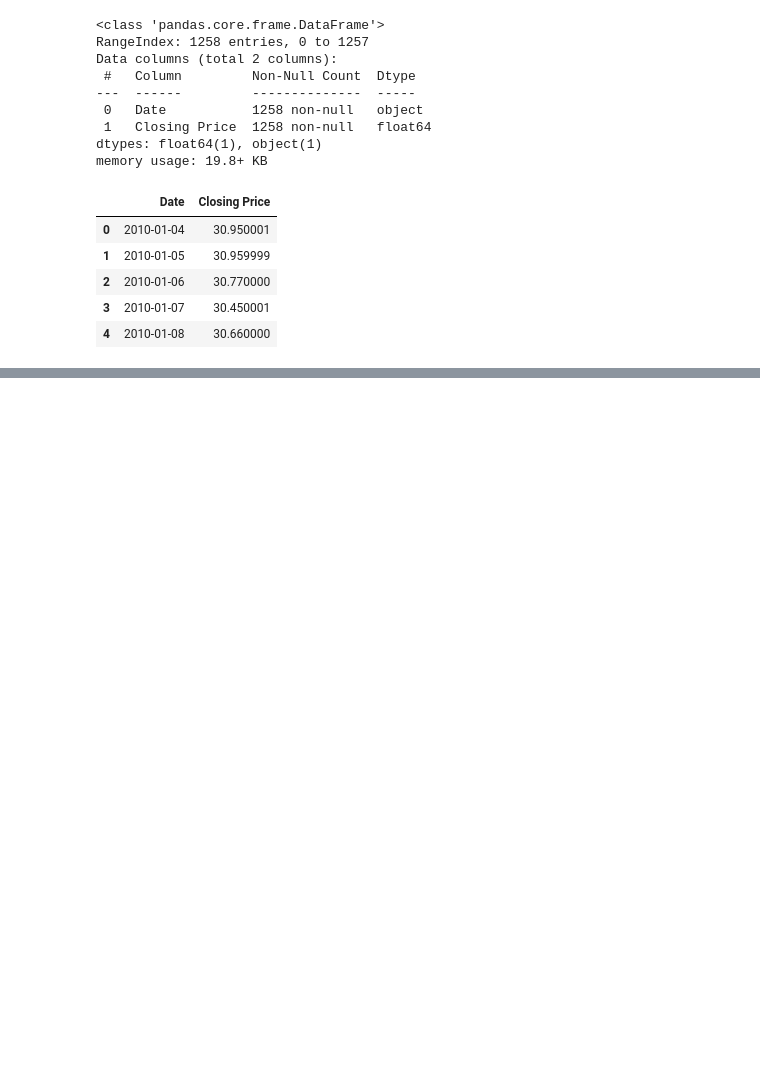
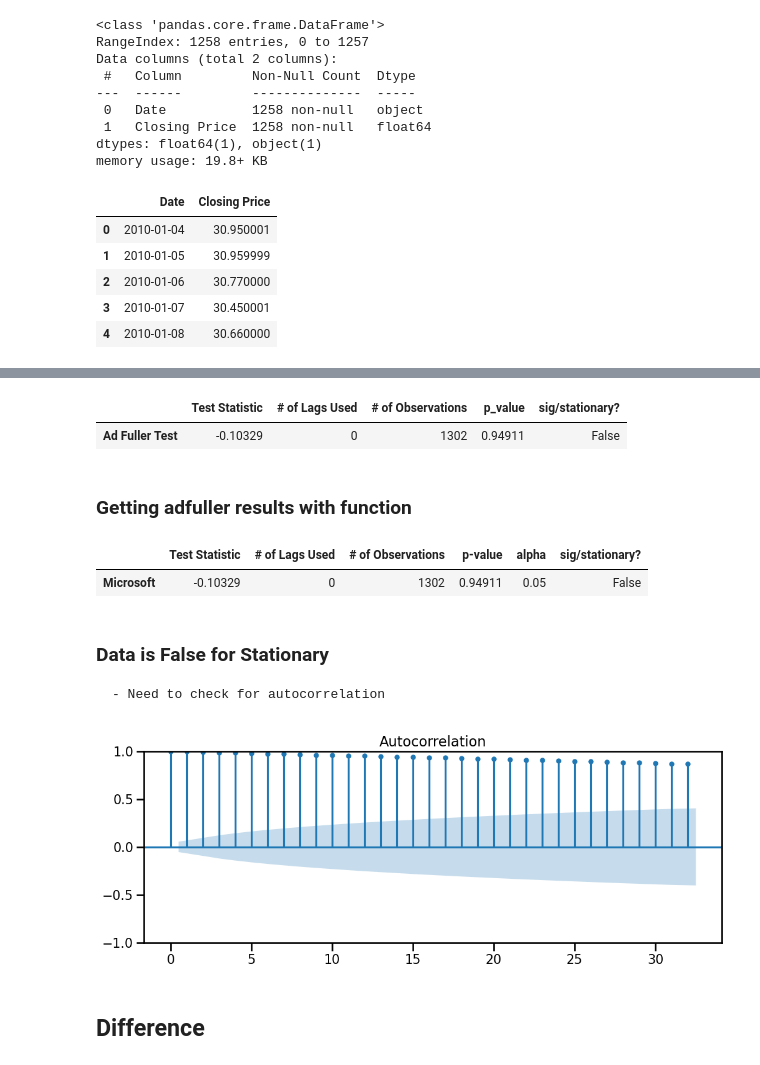
Before and after one commit to 808hanronald/w-14-practice, a Jupyter notebook: W14 practice 1.ipynb, the cells around one changed output, grey strips where cells are left out. Saved outputs shown, nothing was run; the diff lists cells and outputs as text; code cells hidden in the pictures; blank space fills up the shorter version.

```diff
--- a/W14 practice 1.ipynb
+++ b/W14 practice 1.ipynb
@@ -67,0 +125,3 @@ Index(['2010-01-04', '2010-01-05', '2010-01-06', '2010-01-07', '2010-01-08',
+# %%
+df=df.drop(columns='Date')
+df.info()
@@ -67,0 +175,9 @@ Index(['2010-01-04', '2010-01-05', '2010-01-06', '2010-01-07', '2010-01-08',
+# %%
+##convert dict of results to a dataframe
+adfull_df=pd.DataFrame(adfuller_results,index=["Ad Fuller Test"])
+adfull_df
+# %% [output]
+|  | Test Statistic | # of Lags Used | # of Observations | p_value | sig/stationary? |
+| Ad Fuller Test | -0.10329 | 0 | 1302 | 0.94911 | False |
+# %% [markdown]
+### Getting adfuller results with function
@@ -67,0 +198,15 @@ Index(['2010-01-04', '2010-01-05', '2010-01-06', '2010-01-07', '2010-01-08',
+# %%
+adfuller_result=get_adfuller_results(df,label='Microsoft')
+adfuller_result
+# %% [output]
+|  | Test Statistic | # of Lags Used | # of Observations | p-value | alpha | sig/stationary? |
+| Microsoft | -0.10329 | 0 | 1302 | 0.94911 | 0.05 | False |
+# %% [markdown]
+### Data is False for Stationary
+    - Need to check for autocorrelation
+# %%
+fig=tsa.graphics.plot_acf(df);
+# %% [output]
+[figure, added]
+# %% [markdown]
+## Difference
```
Also changed, not shown: parts of 23 cells of this notebook.
